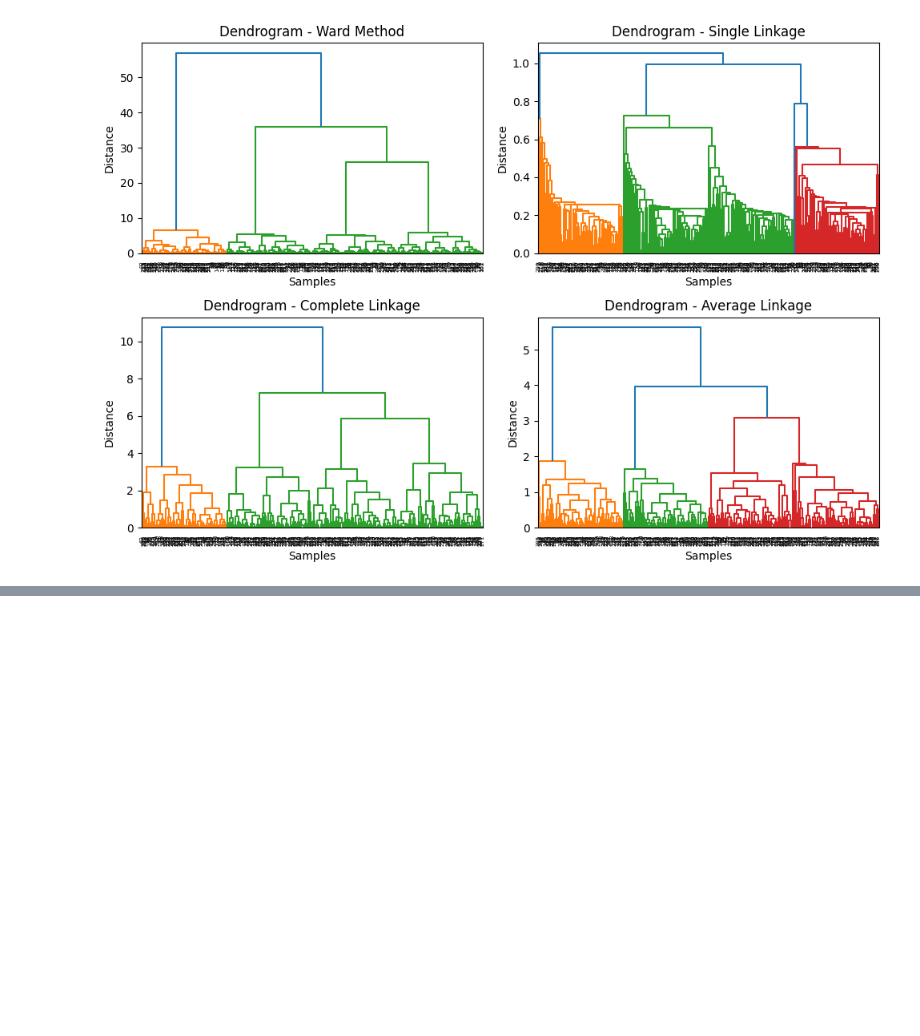
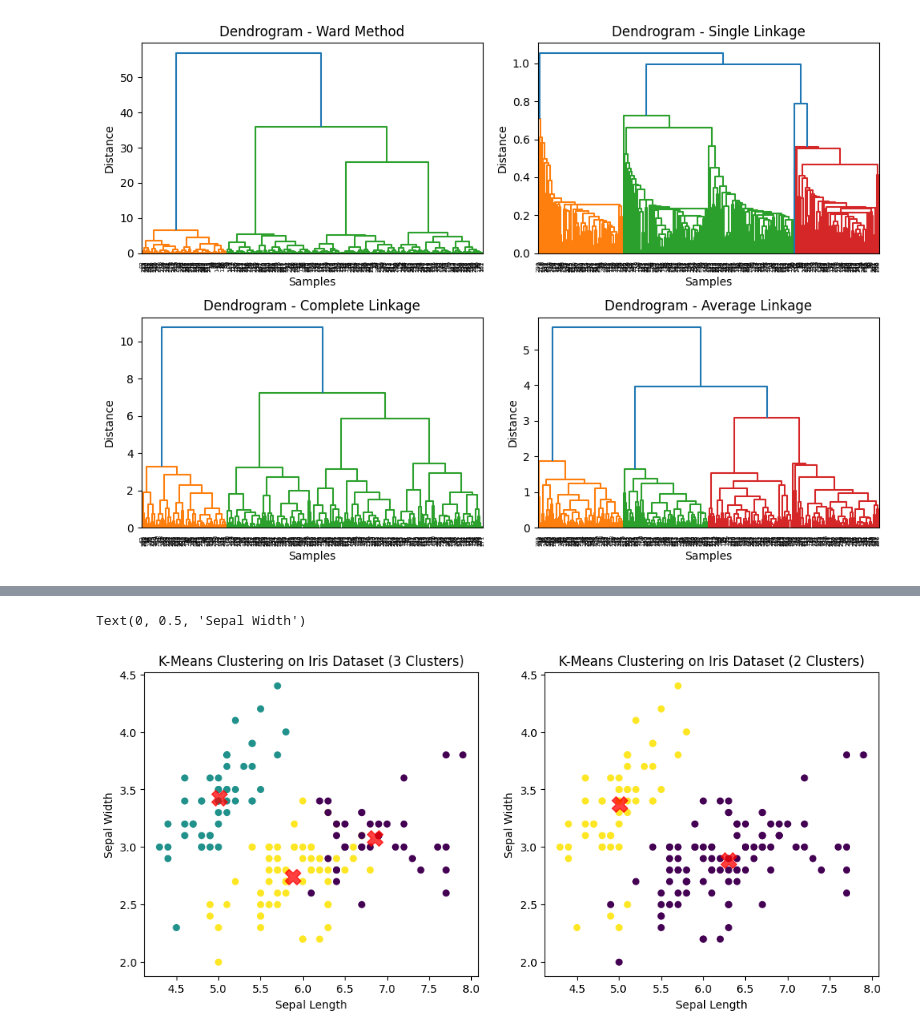
Before and after one commit to fxGRDN/ml-laby, a Jupyter notebook: list2.ipynb, the cells around one changed output, grey strips where cells are left out. Saved outputs shown, nothing was run; the diff lists cells and outputs as text; code cells hidden in the pictures; blank space fills up the shorter version.

```diff
--- a/list2.ipynb
+++ b/list2.ipynb
@@ -102,0 +135,24 @@ plt.show()
+# %%
+kmeans_iris_3 = KMeans(n_clusters=3, random_state=42)
+kmeans_iris_3.fit(X_iris)
+kmeans_iris_2 = KMeans(n_clusters=2, random_state=42)
+kmeans_iris_2.fit(X_iris)
+labels_iris_3 = kmeans_iris_3.labels_
+labels_iris_2 = kmeans_iris_2.labels_
+
+plt.figure(figsize=(12, 5))
+plt.subplot(1, 2, 1)
+plt.scatter(X_iris[:, 0], X_iris[:, 1], c=labels_iris_3, s=30, cmap='viridis')
+plt.scatter(kmeans_iris_3.cluster_centers_[:, 0], kmeans_iris_3.cluster_centers_[:, 1], c='red', s=200, alpha=0.75, marker='X')
+plt.title("K-Means Clustering on Iris Dataset (3 Clusters)")
+plt.xlabel("Sepal Length")
+plt.ylabel("Sepal Width")
+plt.subplot(1, 2, 2)
+plt.scatter(X_iris[:, 0], X_iris[:, 1], c=labels_iris_2, s=30, cmap='viridis')
+plt.scatter(kmeans_iris_2.cluster_centers_[:, 0], kmeans_iris_2.cluster_centers_[:, 1], c='red', s=200, alpha=0.75, marker='X')
+plt.title("K-Means Clustering on Iris Dataset (2 Clusters)")
+plt.xlabel("Sepal Length")
+plt.ylabel("Sepal Width")
+# %% [output]
+Text(0, 0.5, 'Sepal Width')
+[figure, added]
```
Also changed, not shown: parts of 16 cells of this notebook, 4 other files.
